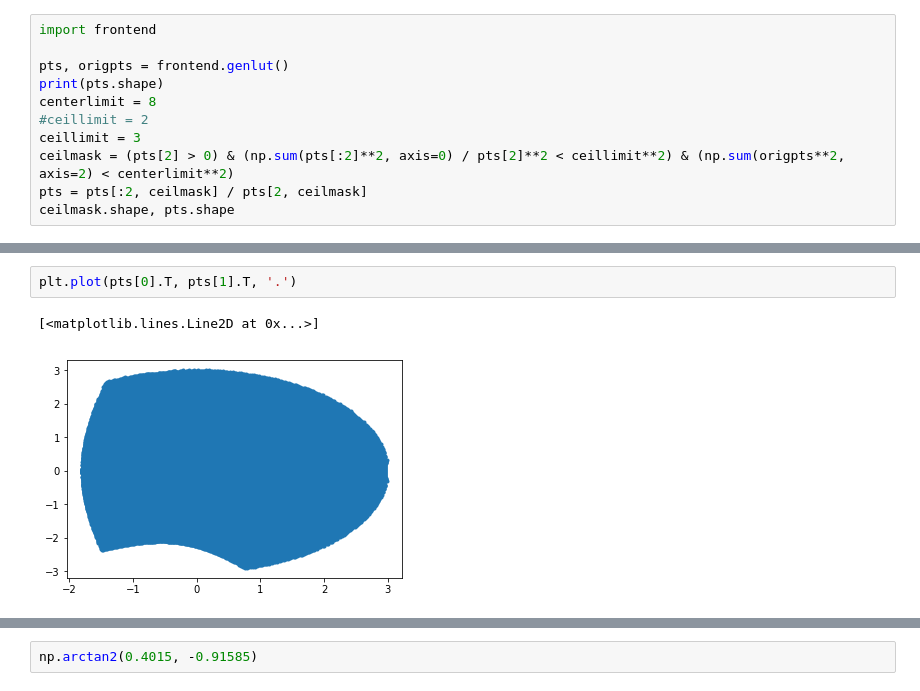
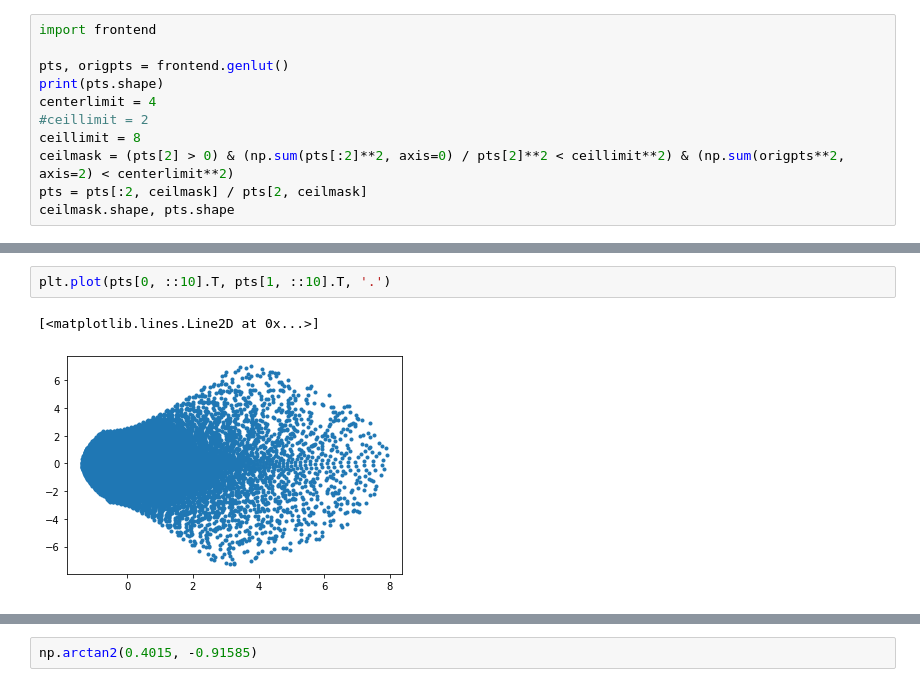
Before and after one commit to a1k0n/cycloid, a Jupyter notebook: tools/bundleadj/lights.ipynb, the cells around one changed output, grey strips where cells are left out. Drawn from its saved outputs; the diff is of its cells as text.

```diff
--- a/tools/bundleadj/lights.ipynb
+++ b/tools/bundleadj/lights.ipynb
@@ -23,9 +26,9 @@ import frontend
 
 pts, origpts = frontend.genlut()
 print(pts.shape)
-centerlimit = 8
+centerlimit = 4
 #ceillimit = 2
-ceillimit = 3
+ceillimit = 8
 ceilmask = (pts[2] > 0) & (np.sum(pts[:2]**2, axis=0) / pts[2]**2 < ceillimit**2) & (np.sum(origpts**2, axis=2) < centerlimit**2)
 pts = pts[:2, ceilmask] / pts[2, ceilmask]
 ceilmask.shape, pts.shape
@@ -39,6 +45,6 @@ ceilmask.shape
 # %%
-plt.plot(pts[0].T, pts[1].T, '.')
+plt.plot(pts[0, ::10].T, pts[1, ::10].T, '.')
 # %% [output]
 [<matplotlib.lines.Line2D at 0x...>]
-[figure, old version]
+[figure, new version]
 # %%
```
Also changed, not shown: parts of 46 cells of this notebook, 5 other files.
